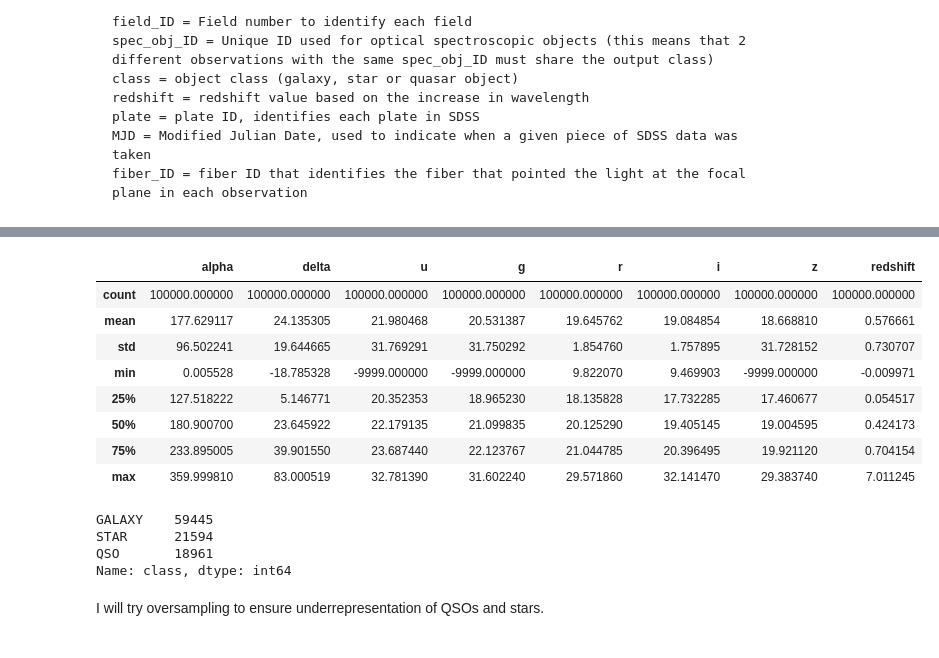
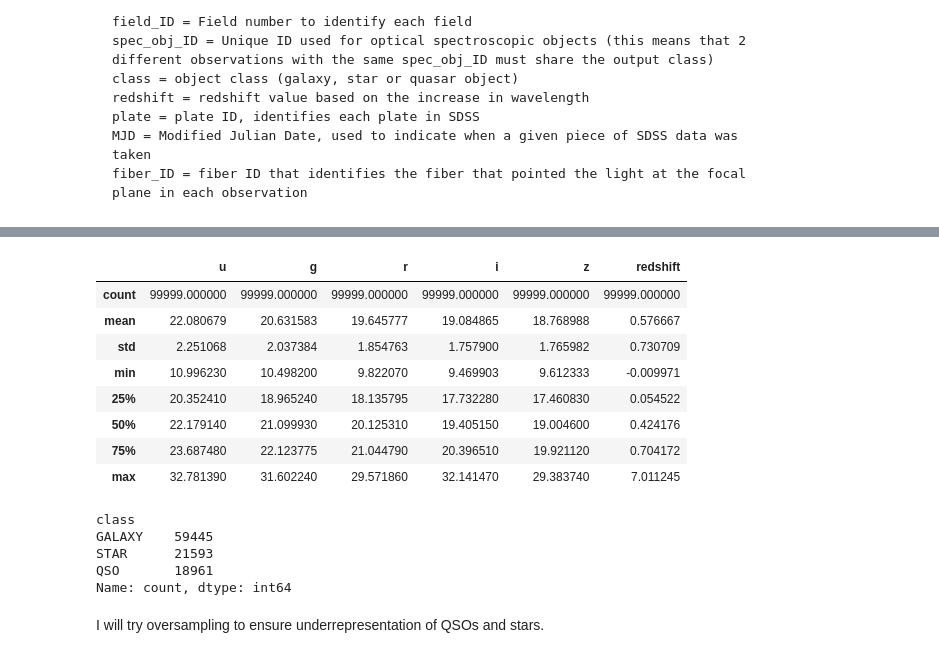
Before and after one commit to RadekJedrzejczyk/StarClasification, a Jupyter notebook: analysis.ipynb, the cells around one changed output, grey strips where cells are left out. Saved outputs shown, nothing was run; the diff lists cells and outputs as text; code cells hidden in the pictures.

```diff
--- a/analysis.ipynb
+++ b/analysis.ipynb
@@ -8,3 +9,4 @@ from grader import grader
 dataframe = pd.read_csv('star_classification.csv')
 # %%
 dataframe.head()
+dataframe = dataframe.drop(dataframe[dataframe['u'] <-1000].index)
@@ -76,0 +72,22 @@ max         7.011245   12547.000000   58932.000000    1000.000000
+# %%
+# Extract target and features from dataframe
+label_searched = 'class'
+labels_for_mapping =[]
+labels_for_normalisation  = ['u', 'g', 'r', 'i', 'z','redshift'] #93.26% ,
+
+
+y = dataframe[[label_searched]]
+x = dataframe[labels_for_mapping+ labels_for_normalisation]
+solution_map=generate_map(y[label_searched])
+
+
+data_map = {}
+for label in labels_for_mapping:
+    data_map[label]=  generate_map(x[label])
+for data in data_map:
+    x.loc[:, data] = x[data].replace(data_map[data])
+
+x_normalised= min_max(x[labels_for_normalisation].values.tolist(),labels_for_normalisation, nan_as_zero=True )
+x_norm=pd.DataFrame(x_normalised)
+y_mapped=y.replace(solution_map)
+x_norm=pd.DataFrame(x_normalised)
@@ -84,25 +118,24 @@ plt.show()
 # %%
-# Extract target and features from dataframe
-y = dataframe[['class']]
-x = dataframe[['alpha','delta','u', 'g', 'r', 'i', 'z', 'redshift']]
+
 x.describe()
 # %% [output]
-|  | alpha | delta | u | g | r | i | z | redshift |
-| count | 100000.000000 | 100000.000000 | 100000.000000 | 100000.000000 | 100000.000000 | 100000.000000 | 100000.000000 | 100000.000000 |
-| mean | 177.629117 | 24.135305 | 21.980468 | 20.531387 | 19.645762 | 19.084854 | 18.668810 | 0.576661 |
-| std | 96.502241 | 19.644665 | 31.769291 | 31.750292 | 1.854760 | 1.757895 | 31.728152 | 0.730707 |
-| min | 0.005528 | -18.785328 | -9999.000000 | -9999.000000 | 9.822070 | 9.469903 | -9999.000000 | -0.009971 |
-| 25% | 127.518222 | 5.146771 | 20.352353 | 18.965230 | 18.135828 | 17.732285 | 17.460677 | 0.054517 |
-| 50% | 180.900700 | 23.645922 | 22.179135 | 21.099835 | 20.125290 | 19.405145 | 19.004595 | 0.424173 |
-| 75% | 233.895005 | 39.901550 | 23.687440 | 22.123767 | 21.044785 | 20.396495 | 19.921120 | 0.704154 |
-| max | 359.999810 | 83.000519 | 32.781390 | 31.602240 | 29.571860 | 32.141470 | 29.383740 | 7.011245 |
+|  | u | g | r | i | z | redshift |
+| count | 99999.000000 | 99999.000000 | 99999.000000 | 99999.000000 | 99999.000000 | 99999.000000 |
+| mean | 22.080679 | 20.631583 | 19.645777 | 19.084865 | 18.768988 | 0.576667 |
+| std | 2.251068 | 2.037384 | 1.854763 | 1.757900 | 1.765982 | 0.730709 |
+| min | 10.996230 | 10.498200 | 9.822070 | 9.469903 | 9.612333 | -0.009971 |
+| 25% | 20.352410 | 18.965240 | 18.135795 | 17.732280 | 17.460830 | 0.054522 |
+| 50% | 22.179140 | 21.099930 | 20.125310 | 19.405150 | 19.004600 | 0.424176 |
+| 75% | 23.687480 | 22.123775 | 21.044790 | 20.396510 | 19.921120 | 0.704172 |
+| max | 32.781390 | 31.602240 | 29.571860 | 32.141470 | 29.383740 | 7.011245 |
 # %%
 y['class'].value_counts()
 # %% [output]
+class
 GALAXY    59445
-STAR      21594
+STAR      21593
 QSO       18961
-Name: class, dtype: int64
+Name: count, dtype: int64
 # %% [markdown]
 I will try oversampling to ensure underrepresentation of QSOs and stars.
 # %%
```
Also changed, not shown: parts of 17 cells of this notebook, 3 other files.
